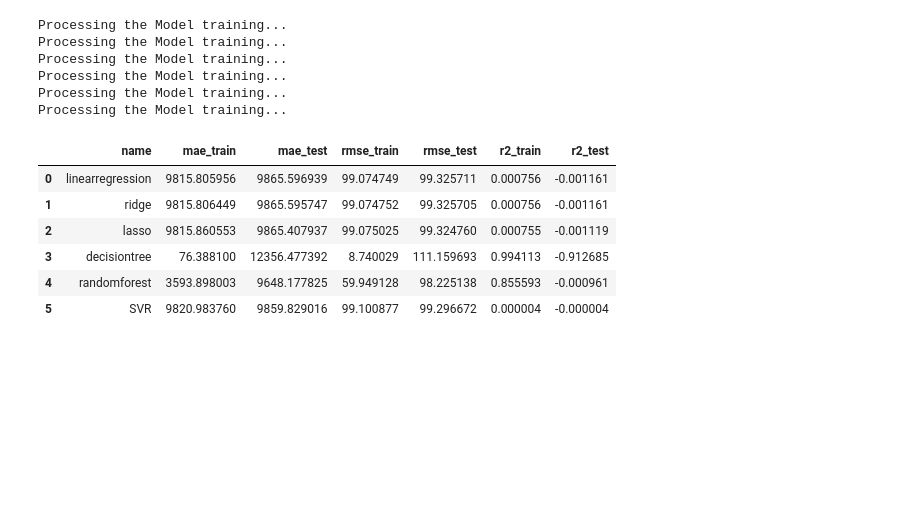
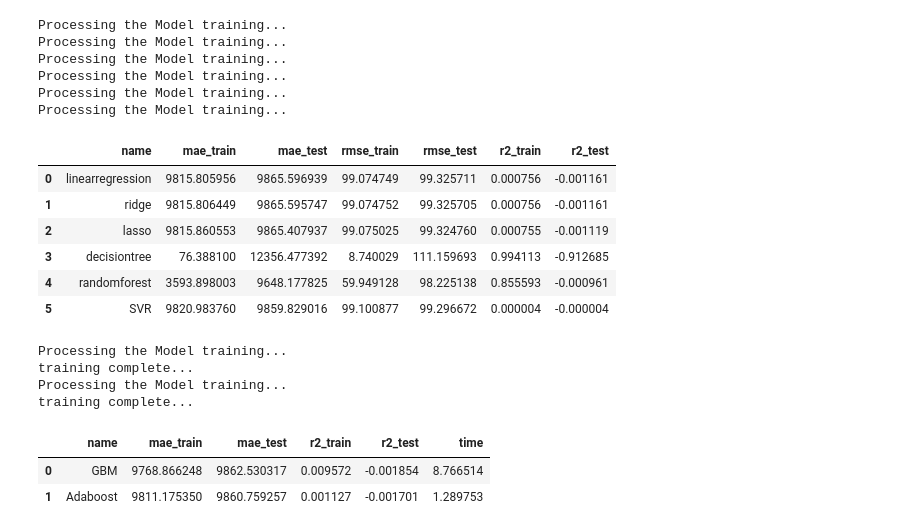
Before and after one commit to madking5000/data_analysis, a Jupyter notebook: Health_care_project/models/data_p_ml.ipynb, the cells around one changed output. Cells and saved outputs as stored; diff of their text form; code cells hidden in the pictures; blank space fills up the shorter version.

Commit message:
tried the model of boosters

```diff
--- a/Health_care_project/models/data_p_ml.ipynb
+++ b/Health_care_project/models/data_p_ml.ipynb
@@ -125,3 +125,62 @@ scores_df
 | 3 | decisiontree | 76.388100 | 12356.477392 | 8.740029 | 111.159693 | 0.994113 | -0.912685 |
 | 4 | randomforest | 3593.898003 | 9648.177825 | 59.949128 | 98.225138 | 0.855593 | -0.000961 |
 | 5 | SVR | 9820.983760 | 9859.829016 | 99.100877 | 99.296672 | 0.000004 | -0.000004 |
+# %%
+#since we already tried bagging regressor random forest let us see on How it performs on various boosters
+from sklearn.ensemble import GradientBoostingRegressor
+from sklearn.ensemble import AdaBoostRegressor
+import time
+
+models = {
+    'GBM': GradientBoostingRegressor(),
+    'Adaboost': AdaBoostRegressor()
+}
+results_score_boost = []
+for name, model in models.items():
+    print('Processing the Model training...')
+    start_time = time.time()
+    model = make_pipeline(
+        OneHotEncoder(use_cat_names=True),
+        SimpleImputer(),
+        model
+    )
+    model.fit(X_train, y_train)
+
+
+    #make predictions
+    y_pred_train = model.predict(X_train)
+    y_pred_test = model.predict(X_test)
+
+    duration = time.time() - start_time
+
+    print('training complete...')
+
+    #calculate the scores
+    mae_train = mean_absolute_error(y_train, y_pred_train)
+    mae_test = mean_absolute_error(y_test, y_pred_test)
+    r2_train = r2_score(y_train, y_pred_train)
+    r2_test = r2_score(y_test, y_pred_test)
+
+    #append the scores in the results
+    results_score_boost.append({
+        'name': name,
+        'mae_train': mae_train,
+        'mae_test': mae_test,
+        'r2_train': r2_train,
+        'r2_test': r2_test,
+        'time': duration
+    })
+
+
+scores_df_boost = pd.DataFrame(results_score_boost)
+# %% [output]
+Processing the Model training...
+training complete...
+Processing the Model training...
+training complete...
+# %%
+scores_df_boost
+# %% [output]
+|  | name | mae_train | mae_test | r2_train | r2_test | time |
+| 0 | GBM | 9768.866248 | 9862.530317 | 0.009572 | -0.001854 | 8.766514 |
+| 1 | Adaboost | 9811.175350 | 9860.759257 | 0.001127 | -0.001701 | 1.289753 |
```
Also changed, not shown: parts of 1 cell of this notebook.
